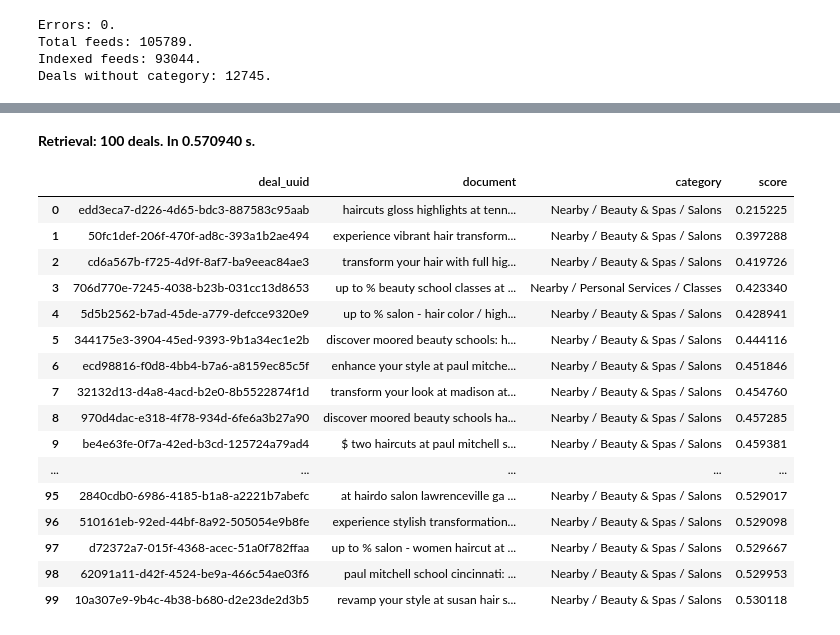
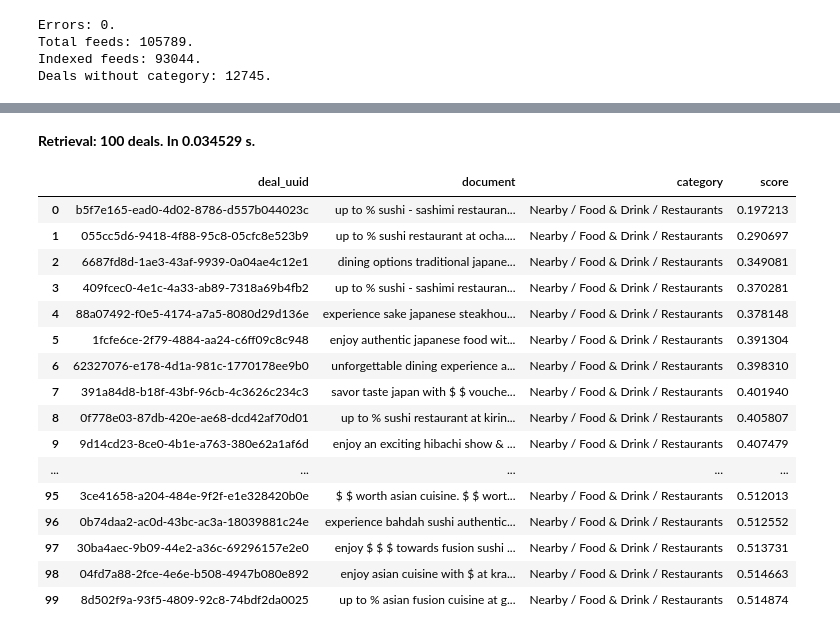
Before and after one commit to zphilippcz/research, a Jupyter notebook: dealsdb/indexing_typesense.ipynb, the cells around one changed output, grey strips where cells are left out. Drawn from its saved outputs; the diff is of its cells as text; code cells hidden in the pictures.

```diff
--- a/dealsdb/indexing_typesense.ipynb
+++ b/dealsdb/indexing_typesense.ipynb
@@ -295,7 +295,8 @@ Retrieval: 20 deals. In 0.080051 s.
 | 18 | ff2b5a85-bccd-4af1-8766-0664cff97a25 | rejuvenate with -minute massage a... | Nearby / Beauty & Spas / Massage |
 | 19 | ff16bb84-db14-4691-b3ee-91e90c966607 | up to % massage at vivi body spa.... | Nearby / Beauty & Spas |
 # %%
-search_query = 'Haircuts, Gloss, and Highlights at Tennessee School of Beauty, Redken Premier School – Since 1930(Up to 54% Off) '
+search_query = 'sashimi restaurant at ocha asian-japanese cuisine'
+
 
 
 query_vector = model.encode(search_query).tolist()
@@ -319,47 +320,47 @@ common_search_params = {
 }
 response = client.multi_search.perform(search_requests, common_search_params)
 
 end_time = time.time()
 elapsed_time = end_time - start_time
 
 rows = []
 
 for result in response['results']:
     hits = result.get('hits', [])
     for hit in hits:
         doc = hit['document']
         #print (hit)
         # Přidejte atributy do seznamu řádků (např. score, deal_uuid, document, category)
         rows.append({
             'deal_uuid': doc.get('deal_uuid'),
             'document': doc.get('document'),
             'category': doc.get('category'),
             'score': hit.get('vector_distance')  # nebo jiný atribut relevance, pokud existuje
         })
 
 df = pd.DataFrame(rows)
 
 # Výpis statistik
 display(HTML(f"<strong>Retrieval: {len(df)} deals. In {elapsed_time:.6f} s.</strong>"))
 
 # Výpis první 1000 řádků jako HTML tabulka
 display(HTML(df.head(1000).to_html(escape=False)))
 # %% [output]
-Retrieval: 100 deals. In 0.570940 s.
+Retrieval: 100 deals. In 0.034529 s.
 |  | deal_uuid | document | category | score |
-| 0 | edd3eca7-d226-4d65-bdc3-887583c95aab | haircuts gloss highlights at tenn... | Nearby / Beauty & Spas / Salons | 0.215225 |
-| 1 | 50fc1def-206f-470f-ad8c-393a1b2ae494 | experience vibrant hair transform... | Nearby / Beauty & Spas / Salons | 0.397288 |
-| 2 | cd6a567b-f725-4d9f-8af7-ba9eeac84ae3 | transform your hair with full hig... | Nearby / Beauty & Spas / Salons | 0.419726 |
-| 3 | 706d770e-7245-4038-b23b-031cc13d8653 | up to % beauty school classes at ... | Nearby / Personal Services / Classes | 0.423340 |
-| 4 | 5d5b2562-b7ad-45de-a779-defcce9320e9 | up to % salon - hair color / high... | Nearby / Beauty & Spas / Salons | 0.428941 |
-| 5 | 344175e3-3904-45ed-9393-9b1a34ec1e2b | discover moored beauty schools: h... | Nearby / Beauty & Spas / Salons | 0.444116 |
-| 6 | ecd98816-f0d8-4bb4-b7a6-a8159ec85c5f | enhance your style at paul mitche... | Nearby / Beauty & Spas / Salons | 0.451846 |
-| 7 | 32132d13-d4a8-4acd-b2e0-8b5522874f1d | transform your look at madison at... | Nearby / Beauty & Spas / Salons | 0.454760 |
-| 8 | 970d4dac-e318-4f78-934d-6fe6a3b27a90 | discover moored beauty schools ha... | Nearby / Beauty & Spas / Salons | 0.457285 |
-| 9 | be4e63fe-0f7a-42ed-b3cd-125724a79ad4 | $ two haircuts at paul mitchell s... | Nearby / Beauty & Spas / Salons | 0.459381 |
+| 0 | b5f7e165-ead0-4d02-8786-d557b044023c | up to % sushi - sashimi restauran... | Nearby / Food & Drink / Restaurants | 0.197213 |
+| 1 | 055cc5d6-9418-4f88-95c8-05cfc8e523b9 | up to % sushi restaurant at ocha.... | Nearby / Food & Drink / Restaurants | 0.290697 |
+| 2 | 6687fd8d-1ae3-43af-9939-0a04ae4c12e1 | dining options traditional japane... | Nearby / Food & Drink / Restaurants | 0.349081 |
+| 3 | 409fcec0-4e1c-4a33-ab89-7318a69b4fb2 | up to % sushi - sashimi restauran... | Nearby / Food & Drink / Restaurants | 0.370281 |
+| 4 | 88a07492-f0e5-4174-a7a5-8080d29d136e | experience sake japanese steakhou... | Nearby / Food & Drink / Restaurants | 0.378148 |
+| 5 | 1fcfe6ce-2f79-4884-aa24-c6ff09c8c948 | enjoy authentic japanese food wit... | Nearby / Food & Drink / Restaurants | 0.391304 |
+| 6 | 62327076-e178-4d1a-981c-1770178ee9b0 | unforgettable dining experience a... | Nearby / Food & Drink / Restaurants | 0.398310 |
+| 7 | 391a84d8-b18f-43bf-96cb-4c3626c234c3 | savor taste japan with $ $ vouche... | Nearby / Food & Drink / Restaurants | 0.401940 |
+| 8 | 0f778e03-87db-420e-ae68-dcd42af70d01 | up to % sushi restaurant at kirin... | Nearby / Food & Drink / Restaurants | 0.405807 |
+| 9 | 9d14cd23-8ce0-4b1e-a763-380e62a1af6d | enjoy an exciting hibachi show & ... | Nearby / Food & Drink / Restaurants | 0.407479 |
 | ... | ... | ... | ... | ... |
-| 95 | 2840cdb0-6986-4185-b1a8-a2221b7abefc | at hairdo salon lawrenceville ga ... | Nearby / Beauty & Spas / Salons | 0.529017 |
-| 96 | 510161eb-92ed-44bf-8a92-505054e9b8fe | experience stylish transformation... | Nearby / Beauty & Spas / Salons | 0.529098 |
-| 97 | d72372a7-015f-4368-acec-51a0f782ffaa | up to % salon - women haircut at ... | Nearby / Beauty & Spas / Salons | 0.529667 |
-| 98 | 62091a11-d42f-4524-be9a-466c54ae03f6 | paul mitchell school cincinnati: ... | Nearby / Beauty & Spas / Salons | 0.529953 |
-| 99 | 10a307e9-9b4c-4b38-b680-d2e23de2d3b5 | revamp your style at susan hair s... | Nearby / Beauty & Spas / Salons | 0.530118 |
+| 95 | 3ce41658-a204-484e-9f2f-e1e328420b0e | $ $ worth asian cuisine. $ $ wort... | Nearby / Food & Drink / Restaurants | 0.512013 |
+| 96 | 0b74daa2-ac0d-43bc-ac3a-18039881c24e | experience bahdah sushi authentic... | Nearby / Food & Drink / Restaurants | 0.512552 |
+| 97 | 30ba4aec-9b09-44e2-a36c-69296157e2e0 | enjoy $ $ $ towards fusion sushi ... | Nearby / Food & Drink / Restaurants | 0.513731 |
+| 98 | 04fd7a88-2fce-4e6e-b508-4947b080e892 | enjoy asian cuisine with $ at kra... | Nearby / Food & Drink / Restaurants | 0.514663 |
+| 99 | 8d502f9a-93f5-4809-92c8-74bdf2da0025 | up to % asian fusion cuisine at g... | Nearby / Food & Drink / Restaurants | 0.514874 |
```
Also changed, not shown: parts of 1 cell of this notebook, 2 other files.
